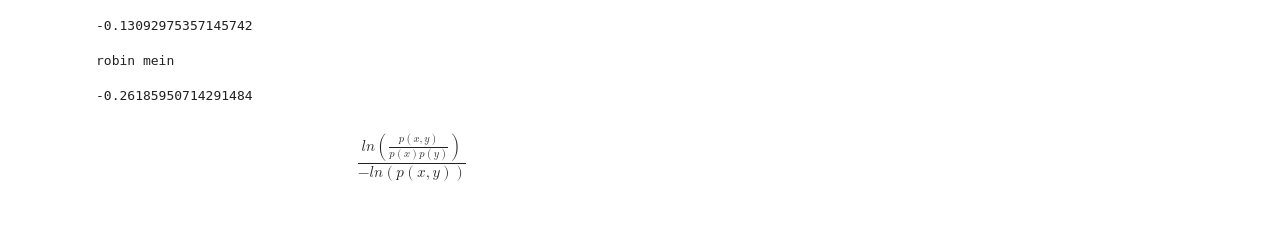
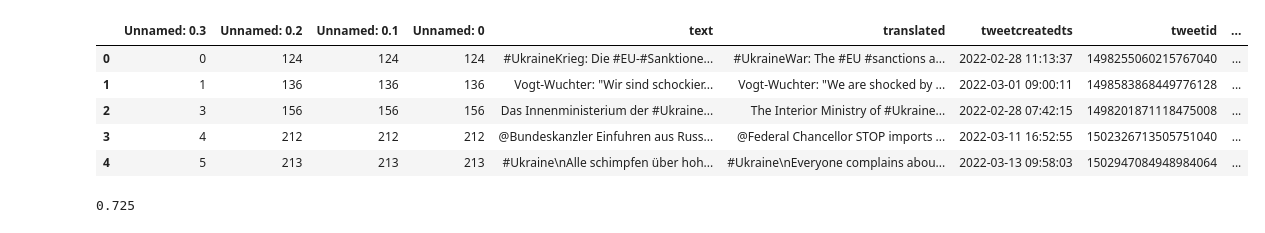
Before and after one commit to Freshpinguin/TopicAnalysisRUWTweets, a Jupyter notebook: 09Metrics.ipynb, the cells around one changed output. Cells and saved outputs as stored; diff of their text form; code cells hidden in the pictures.

```diff
--- a/09Metrics.ipynb
+++ b/09Metrics.ipynb
@@ -52,11 +8,18 @@ ValueError: math domain error
-# %%
-topic_npmi(['name','ist'])
-# %% [output]
--0.13092975357145742
-# %%
-npmi("robin","mein")
-# %% [output]
-robin mein
--0.26185950714291484
-# %% [markdown]
-$$\frac{ln(\frac{p(x,y)}{p(x)p(y)})}{-ln(p(x,y))}$$
+# %%
+from src.utility import load_samples_with_numpy
+
+df = load_samples_with_numpy(
+    "/Users/robinfeldmann/TopicAnalysisRUWTweets/Data/Embeddings/case_study"
+)
+# %%
+df["nouns_adjs_verbs"] = df["nouns"] + df["adjs_verbs"]
+df["nouns_adjs_verbs_translated"] = df["translated_nouns"] + df["translated_adjs_verbs"]
+# %%
+df.head()
+# %% [output]
+|  | Unnamed: 0.3 | Unnamed: 0.2 | Unnamed: 0.1 | Unnamed: 0 | text | translated | tweetcreatedts | tweetid | ... |
+| 0 | 0 | 124 | 124 | 124 | #UkraineKrieg: Die #EU-#Sanktione... | #UkraineWar: The #EU #sanctions a... | 2022-02-28 11:13:37 | 1498255060215767040 | ... |
+| 1 | 1 | 136 | 136 | 136 | Vogt-Wuchter: "Wir sind schockier... | Vogt-Wuchter: "We are shocked by ... | 2022-03-01 09:00:11 | 1498583868449776128 | ... |
+| 2 | 3 | 156 | 156 | 156 | Das Innenministerium der #Ukraine... | The Interior Ministry of #Ukraine... | 2022-02-28 07:42:15 | 1498201871118475008 | ... |
+| 3 | 4 | 212 | 212 | 212 | @Bundeskanzler Einfuhren aus Russ... | @Federal Chancellor STOP imports ... | 2022-03-11 16:52:55 | 1502326713505751040 | ... |
+| 4 | 5 | 213 | 213 | 213 | #Ukraine\nAlle schimpfen über hoh... | #Ukraine\nEveryone complains abou... | 2022-03-13 09:58:03 | 1502947084948984064 | ... |
@@ -62,0 +73,4 @@ $$\frac{ln(\frac{p(x,y)}{p(x)p(y)})}{-ln(p(x,y))}$$
+# %%
+diversity_score.score(list_of_topics)
+# %% [output]
+0.725
```
Also changed, not shown: parts of 10 cells of this notebook, 13 other files.
